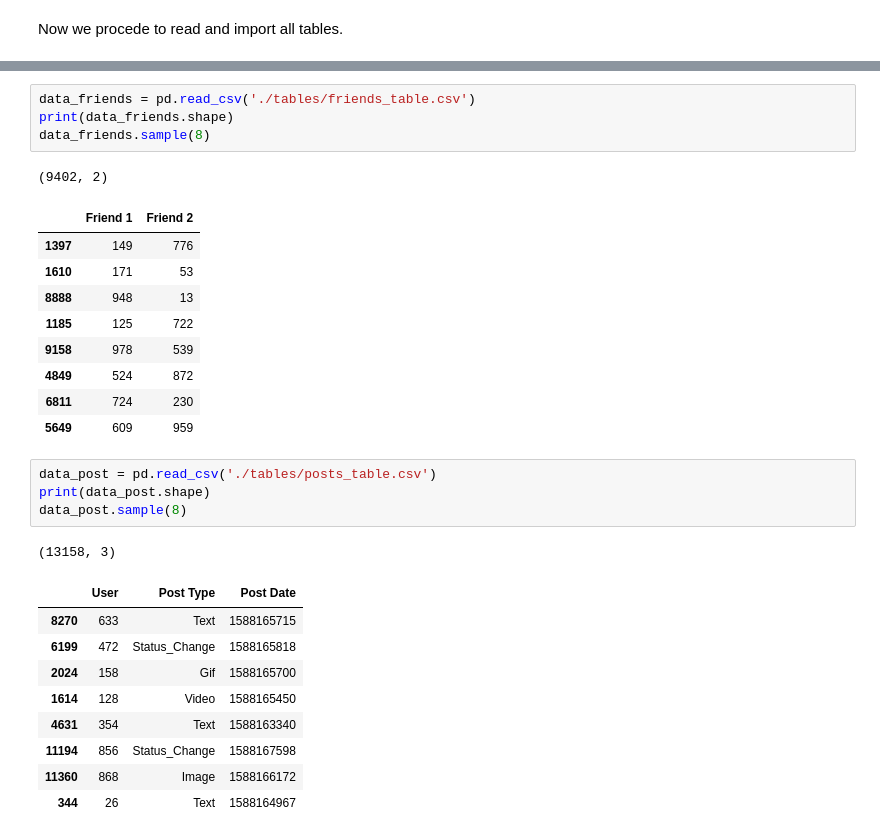
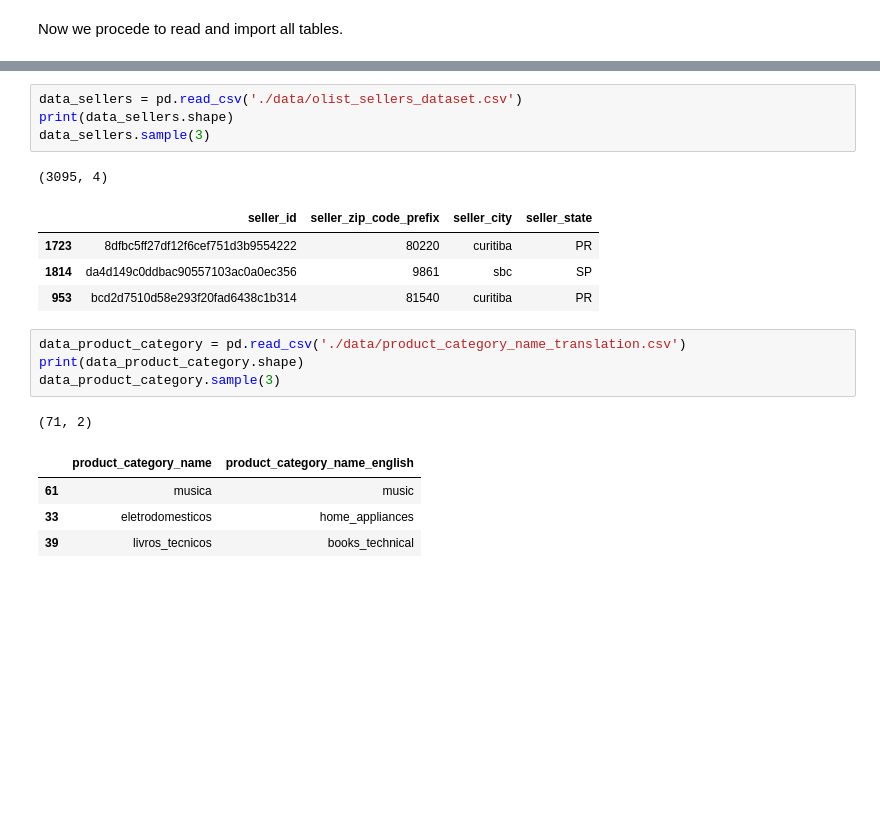
Before and after one commit to bautidea/DataModeling_and_DataWarehouse, a Jupyter notebook: data_modeling.ipynb, the cells around one changed output, grey strips where cells are left out. Saved outputs shown, nothing was run; the diff lists cells and outputs as text; blank space fills up the shorter version.

Commit message:
adding new files, images, finishing data_modeling

```diff
--- a/data_modeling.ipynb
+++ b/data_modeling.ipynb
@@ -9,30 +205,20 @@ Now we procede to read and import all tables.
 # %%
-data_friends = pd.read_csv('./tables/friends_table.csv')
-print(data_friends.shape)
-data_friends.sample(8)
+data_sellers = pd.read_csv('./data/olist_sellers_dataset.csv')
+print(data_sellers.shape)
+data_sellers.sample(3)
 # %% [output]
-(9402, 2)
+(3095, 4)
-|  | Friend 1 | Friend 2 |
-| 1397 | 149 | 776 |
-| 1610 | 171 | 53 |
-| 8888 | 948 | 13 |
-| 1185 | 125 | 722 |
-| 9158 | 978 | 539 |
-| 4849 | 524 | 872 |
-| 6811 | 724 | 230 |
-| 5649 | 609 | 959 |
+|  | seller_id | seller_zip_code_prefix | seller_city | seller_state |
+| 1723 | 8dfbc5ff27df12f6cef751d3b9554222 | 80220 | curitiba | PR |
+| 1814 | da4d149c0ddbac90557103ac0a0ec356 | 9861 | sbc | SP |
+| 953 | bcd2d7510d58e293f20fad6438c1b314 | 81540 | curitiba | PR |
 # %%
-data_post = pd.read_csv('./tables/posts_table.csv')
-print(data_post.shape)
-data_post.sample(8)
+data_product_category = pd.read_csv('./data/product_category_name_translation.csv')
+print(data_product_category.shape)
+data_product_category.sample(3)
 # %% [output]
-(13158, 3)
+(71, 2)
-|  | User | Post Type | Post Date |
-| 8270 | 633 | Text | 1588165715 |
-| 6199 | 472 | Status_Change | 1588165818 |
-| 2024 | 158 | Gif | 1588165700 |
-| 1614 | 128 | Video | 1588165450 |
-| 4631 | 354 | Text | 1588163340 |
-| 11194 | 856 | Status_Change | 1588167598 |
-| 11360 | 868 | Image | 1588166172 |
-| 344 | 26 | Text | 1588164967 |
+|  | product_category_name | product_category_name_english |
+| 61 | musica | music |
+| 33 | eletrodomesticos | home_appliances |
+| 39 | livros_tecnicos | books_technical |
```
Also changed, not shown: parts of 39 cells of this notebook, 25 other files.
